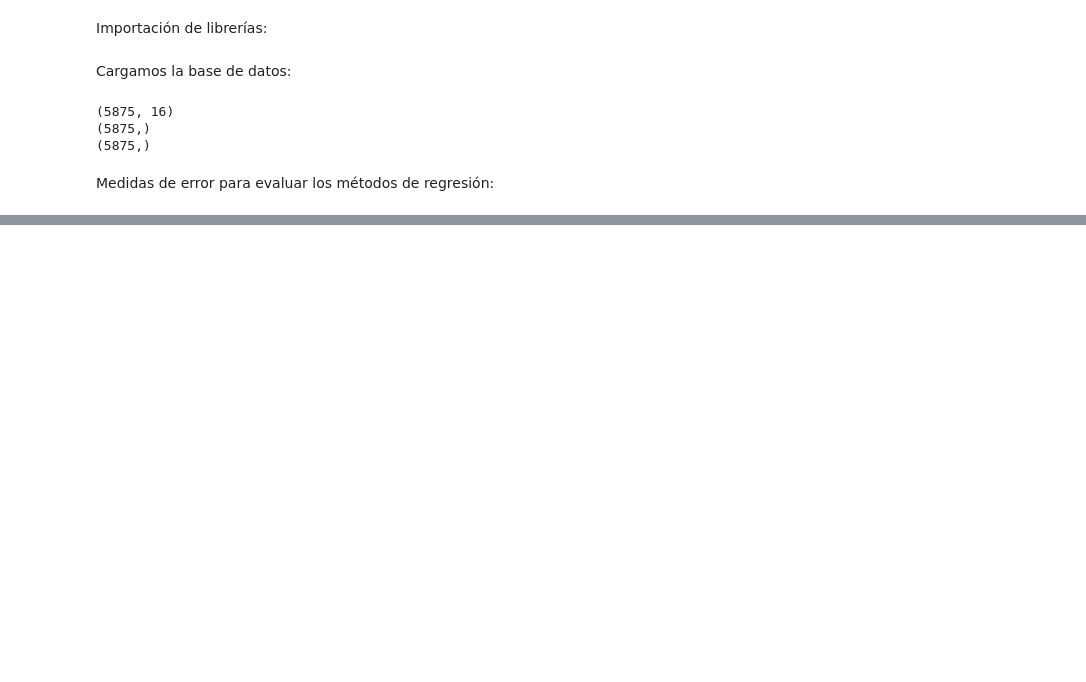
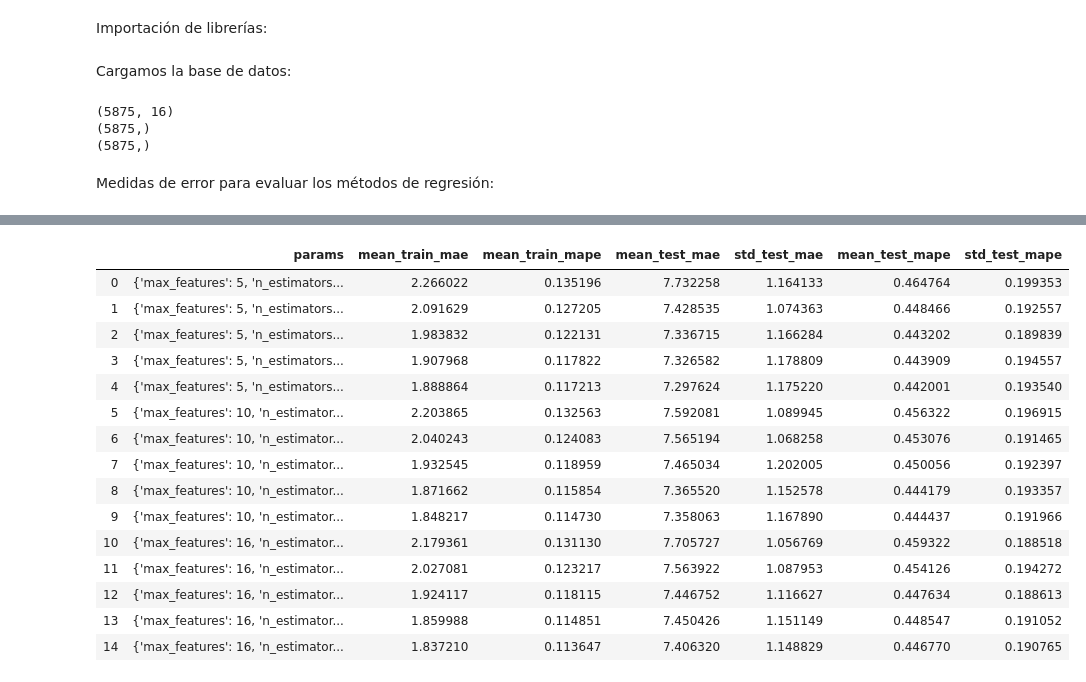
Before and after one commit to kevinmaiden7/ML_ParkinsonDisease, a Jupyter notebook: base_code.ipynb, the cells around one changed output, grey strips where cells are left out. Drawn from its saved outputs; the diff is of its cells as text; code cells hidden in the pictures; blank space fills up the shorter version.

```diff
--- a/base_code.ipynb
+++ b/base_code.ipynb
@@ -340,0 +232,32 @@ for i in range(np.size(trees)):
+# %%
+# MAE, MAPE
+from sklearn.model_selection import KFold
+from sklearn import preprocessing
+from sklearn.model_selection import GridSearchCV
+from sklearn.ensemble import RandomForestRegressor
+from sklearn.metrics import make_scorer, mean_absolute_error
+
+# Normalizamos los datos
+scaler = preprocessing.StandardScaler().fit(X)
+X_norm = scaler.transform(X)
+
+random.seed(19680801)
+
+iterations = 10
+crossval = KFold(n_splits=iterations)
+index = crossval.split(X, Y)
+
+model = RandomForestRegressor()
+
+parameters = {'n_estimators': [5,10,20,50,100],
+             'max_features': [5,10,16]}
+
+# greater_is_better=True by default
+mae = make_scorer(mean_absolute_error)
+mape = make_scorer(MAPE)
+
+scores = {'mae':mae,'mape':mape}
+
+# Run the grid search
+grid_obj = GridSearchCV(model, parameters, scoring=scores, cv=index, return_train_score=True, refit=False, verbose=12)
+grid_obj = grid_obj.fit(X_norm, Y)
@@ -340,0 +299,22 @@ for i in range(np.size(trees)):
+# %%
+outcomes = pd.DataFrame(grid_obj.cv_results_)
+outcomes = outcomes[['params', 'mean_train_mae', 'mean_train_mape',
+            'mean_test_mae', 'std_test_mae', 'mean_test_mape', 'std_test_mape']]
+outcomes
+# %% [output]
+|  | params | mean_train_mae | mean_train_mape | mean_test_mae | std_test_mae | mean_test_mape | std_test_mape |
+| 0 | {'max_features': 5, 'n_estimators... | 2.266022 | 0.135196 | 7.732258 | 1.164133 | 0.464764 | 0.199353 |
+| 1 | {'max_features': 5, 'n_estimators... | 2.091629 | 0.127205 | 7.428535 | 1.074363 | 0.448466 | 0.192557 |
+| 2 | {'max_features': 5, 'n_estimators... | 1.983832 | 0.122131 | 7.336715 | 1.166284 | 0.443202 | 0.189839 |
+| 3 | {'max_features': 5, 'n_estimators... | 1.907968 | 0.117822 | 7.326582 | 1.178809 | 0.443909 | 0.194557 |
+| 4 | {'max_features': 5, 'n_estimators... | 1.888864 | 0.117213 | 7.297624 | 1.175220 | 0.442001 | 0.193540 |
+| 5 | {'max_features': 10, 'n_estimator... | 2.203865 | 0.132563 | 7.592081 | 1.089945 | 0.456322 | 0.196915 |
+| 6 | {'max_features': 10, 'n_estimator... | 2.040243 | 0.124083 | 7.565194 | 1.068258 | 0.453076 | 0.191465 |
+| 7 | {'max_features': 10, 'n_estimator... | 1.932545 | 0.118959 | 7.465034 | 1.202005 | 0.450056 | 0.192397 |
+| 8 | {'max_features': 10, 'n_estimator... | 1.871662 | 0.115854 | 7.365520 | 1.152578 | 0.444179 | 0.193357 |
+| 9 | {'max_features': 10, 'n_estimator... | 1.848217 | 0.114730 | 7.358063 | 1.167890 | 0.444437 | 0.191966 |
+| 10 | {'max_features': 16, 'n_estimator... | 2.179361 | 0.131130 | 7.705727 | 1.056769 | 0.459322 | 0.188518 |
+| 11 | {'max_features': 16, 'n_estimator... | 2.027081 | 0.123217 | 7.563922 | 1.087953 | 0.454126 | 0.194272 |
+| 12 | {'max_features': 16, 'n_estimator... | 1.924117 | 0.118115 | 7.446752 | 1.116627 | 0.447634 | 0.188613 |
+| 13 | {'max_features': 16, 'n_estimator... | 1.859988 | 0.114851 | 7.450426 | 1.151149 | 0.448547 | 0.191052 |
+| 14 | {'max_features': 16, 'n_estimator... | 1.837210 | 0.113647 | 7.406320 | 1.148829 | 0.446770 | 0.190765 |
```
Also changed, not shown: parts of 25 cells of this notebook.
